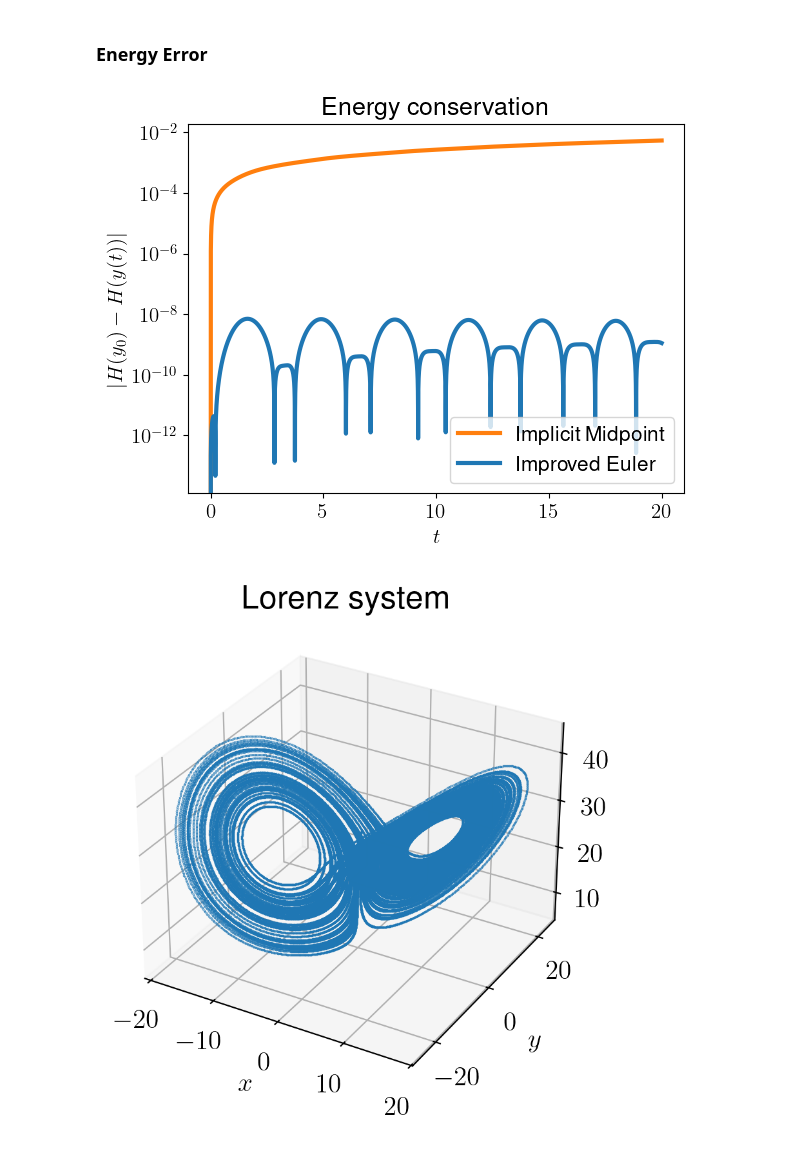
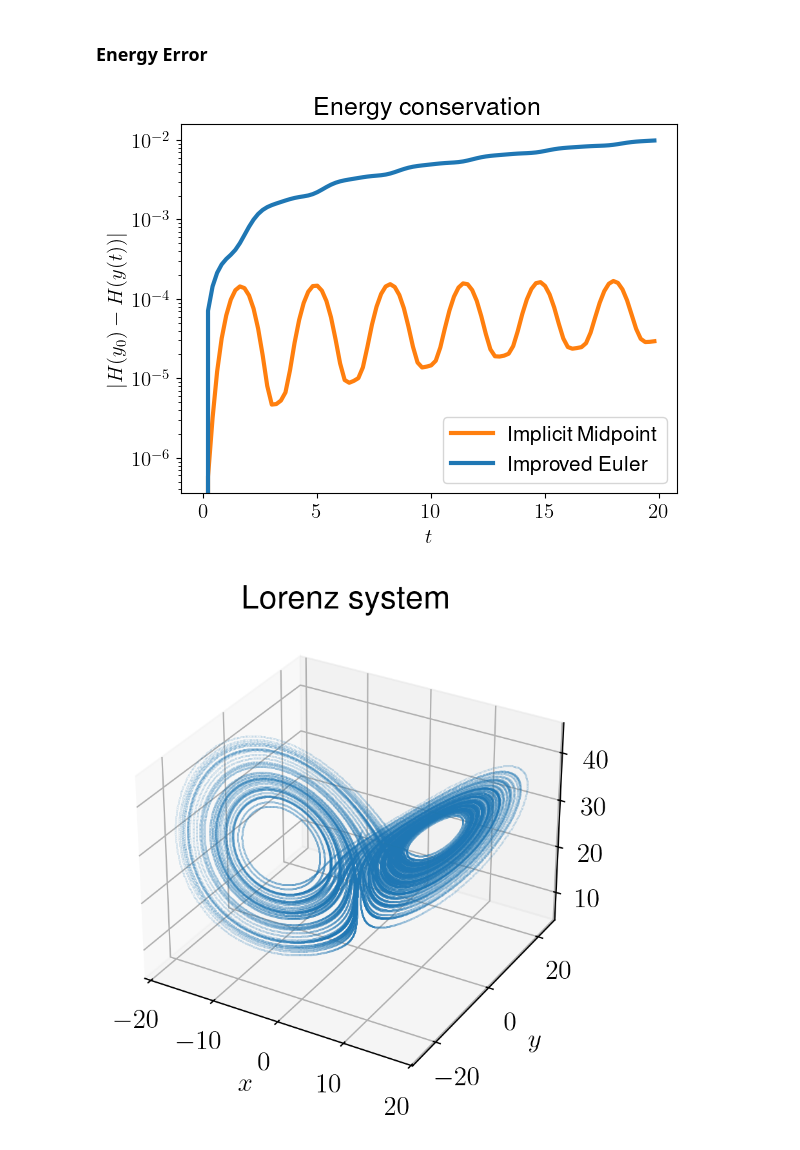
Before and after one commit to PrathamLalwani/MATH231, a Jupyter notebook: Assignment4/LalwaniPrathamAssignment4.ipynb, the cells around one changed output. Cells and saved outputs as stored; diff of their text form; code cells hidden in the pictures.

```diff
--- a/Assignment4/LalwaniPrathamAssignment4.ipynb
+++ b/Assignment4/LalwaniPrathamAssignment4.ipynb
@@ -87,7 +87,7 @@ def implicit_midpoint(f,tn,yn,h,**kwargs):
 # %%
 y0 = np.array([np.pi/4.,0.])
 T = 20
-h = 0.001
+h = 0.2
 
 tImprovedEuler, yImprovedEuler = integrate(improved_euler, DE_f2, 0, T, y0, h)
 tImplicitMidpoint, yImplicitMidpoint = integrate(implicit_midpoint, DE_f2, 0, T, y0, h)
@@ -111,7 +111,7 @@ plt.title(r'Energy conservation')
 plt.legend()
 plt.show()
 # %% [output]
-[figure, old version]
+[figure, new version]
 # %%
 def RK4(f,tn,yn,h,**kwargs):
     """
@@ -134,16 +134,16 @@ def lorenz_system(t,y):
 # %%
 T = 100
 y0 = np.array([1.,-1.,30])
 h = 1e-3
 tRK4, yRK4 = integrate(RK4, lorenz_system, 0, T, y0, h)
 # 3D plot
 fig = plt.figure(dpi=200)
 ax = fig.add_subplot(111, projection='3d')
-ax.plot(yRK4[:,0],yRK4[:,1],yRK4[:,2],marker='.',linewidth=0.,markersize=0.5, color='C0')
+ax.plot(yRK4[:,0],yRK4[:,1],yRK4[:,2],marker='.',linewidth=0.,markersize=0.1, color='C0')
 ax.set_xlabel(r'$x$')
 ax.set_ylabel(r'$y$')
 ax.set_zlabel(r'$z$')
 ax.set_title(r'Lorenz system')
 plt.show()
 # %% [output]
-[figure, old version]
+[figure, new version]
```
Also changed, not shown: parts of 1 cell of this notebook.
